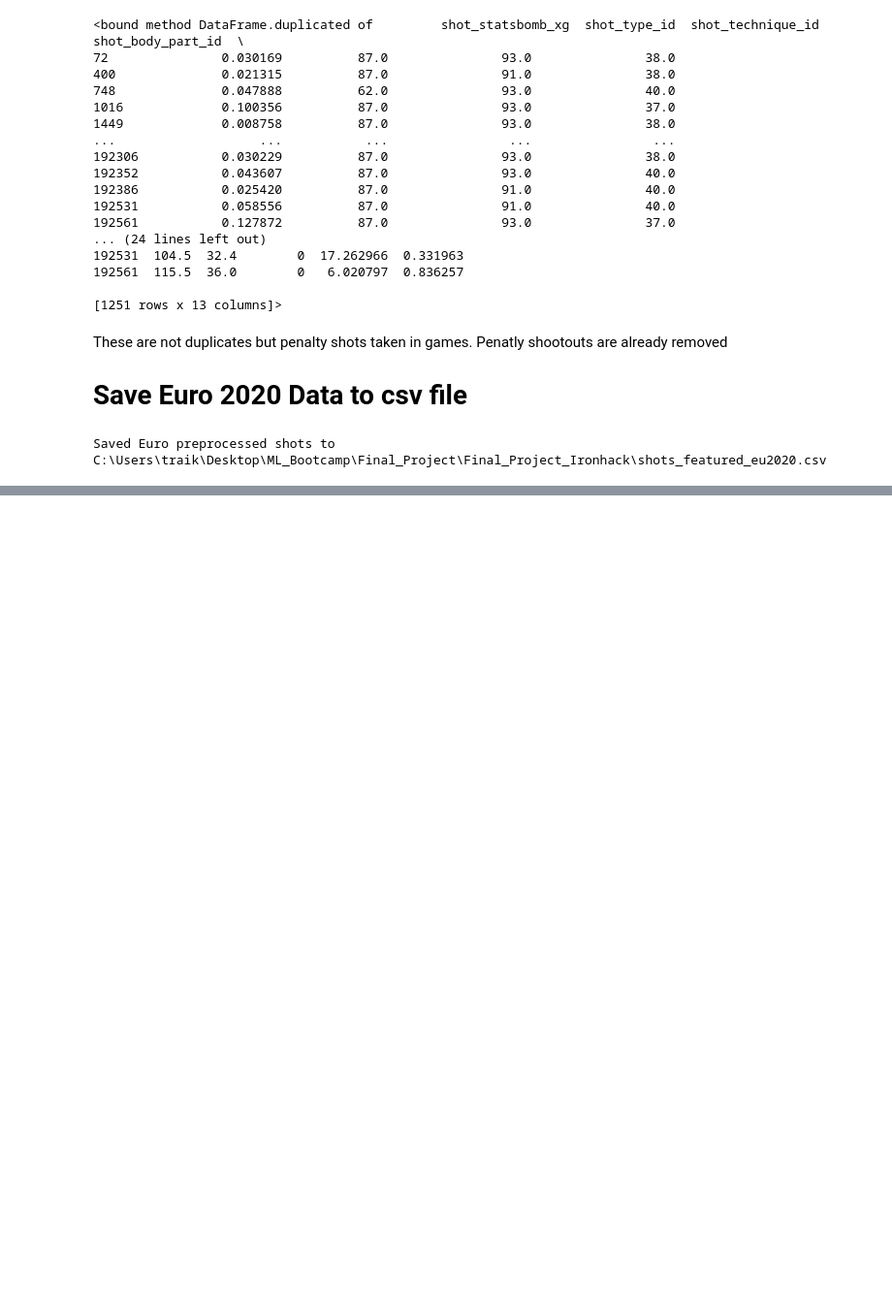
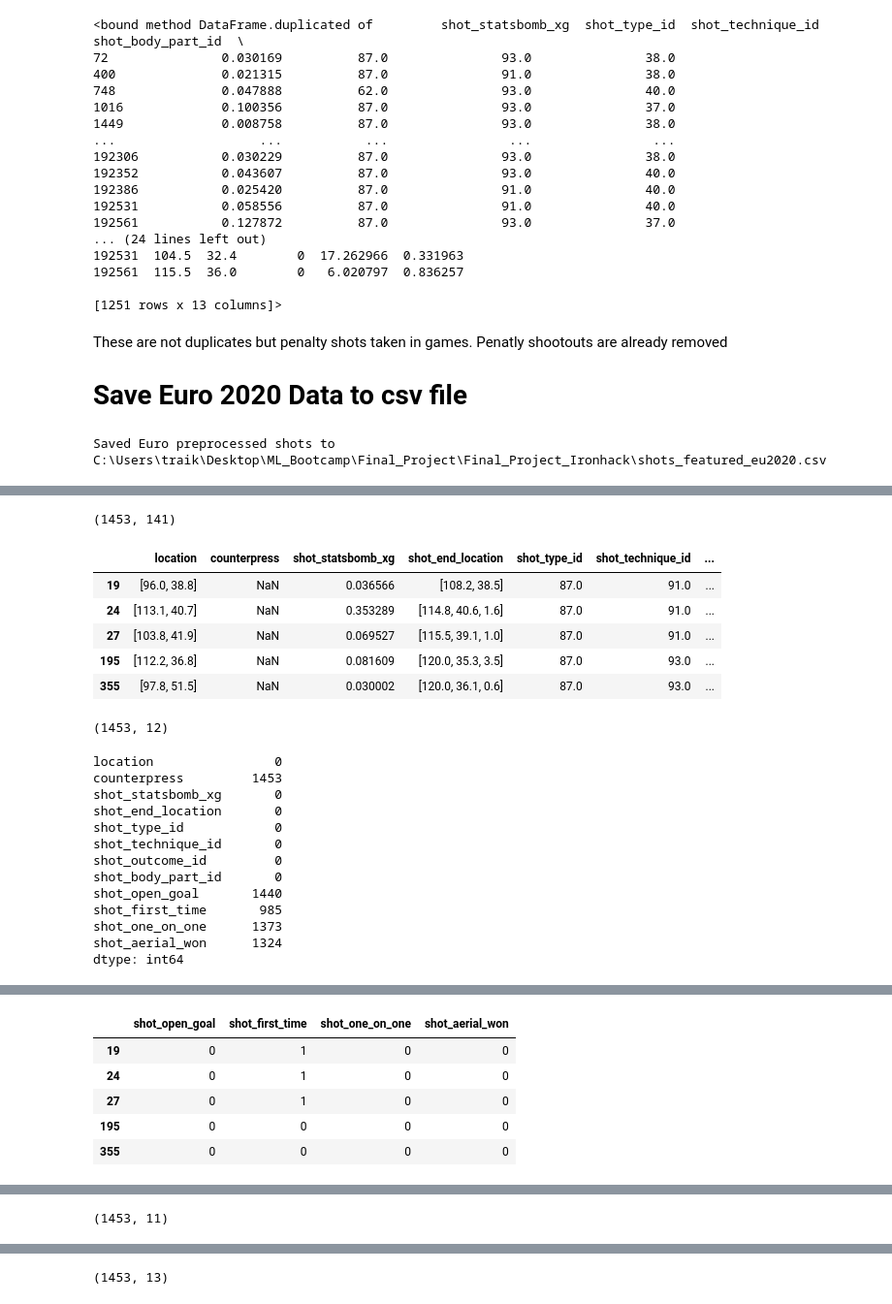
Before and after one commit to M-Traiki/Final_Project_Ironhack, a Jupyter notebook: preprocessing.ipynb, the cells around one changed output, grey strips where cells are left out. Shown: that part at 97% size. Drawn from its saved outputs; the diff is of its cells as text; code cells hidden in the pictures; blank space fills up the shorter version.

```diff
--- a/preprocessing.ipynb
+++ b/preprocessing.ipynb
@@ -623,0 +661,72 @@ Saved Euro preprocessed shots to C:\Users\traik\Desktop\ML_Bootcamp\Final_Projec
+# %%
+# Remove penalty shootout shots
+shots_WC_22 = df_shots_WC_22[df_shots_WC_22["period"] != 5]
+print(shots_WC_22.shape)
+
+# Keep selected cols as before
+shots_WC_22 = shots_WC_22[cols].copy()
+display(shots_WC_22.head())
+print(shots_WC_22.shape)
+display(shots_WC_22.isna().sum())
+
+# Drop counterpress
+shots_WC_22.drop(["counterpress"], axis=1, inplace=True)
+print(shots_WC_22.isna().sum())
+
+# Drop shot_end_location
+shots_WC_22.drop(["shot_end_location"], axis=1, inplace=True)
+
+# Binary columns — fill NaN with 0 and convert to int
+for col in binary_cols:
+    shots_WC_22[col] = shots_WC_22[col].fillna(0).astype(int)
+
+display(shots_WC_22[binary_cols].head())
+print(shots_WC_22.isna().sum())
+
+# Extract x, y from shot location
+shots_WC_22["x"] = shots_WC_22["location"].apply(lambda loc: loc[0])
+shots_WC_22["y"] = shots_WC_22["location"].apply(lambda loc: loc[1])
+
+shots_WC_22.drop("location", axis=1, inplace=True)
+display(shots_WC_22.head())
+print(shots_WC_22.shape)
+
+# Create is_goal label
+shots_WC_22["is_goal"] = (shots_WC_22["shot_outcome_id"] == 97).astype(int)
+print(shots_WC_22["is_goal"].value_counts())
+
+# Drop the original outcome ID
+shots_WC_22.drop("shot_outcome_id", axis=1, inplace=True)
+display(shots_WC_22.head())
+print(shots_WC_22.shape)
+
+# Add geometry features — using YOUR same functions & goal coordinates
+shots_WC_22["distance"] = np.sqrt((goal_x - shots_WC_22["x"])**2 + (goal_y - shots_WC_22["y"])**2)
+
+shots_WC_22["angle"] = shots_WC_22.apply(calc_angle, axis=1)
+
+# Final check
+display(shots_WC_22.head())
+print(shots_WC_22.shape)
+# %% [output]
+(1453, 141)
+|  | location | counterpress | shot_statsbomb_xg | shot_end_location | shot_type_id | shot_technique_id | ... |
+| 19 | [96.0, 38.8] | NaN | 0.036566 | [108.2, 38.5] | 87.0 | 91.0 | ... |
+| 24 | [113.1, 40.7] | NaN | 0.353289 | [114.8, 40.6, 1.6] | 87.0 | 91.0 | ... |
+| 27 | [103.8, 41.9] | NaN | 0.069527 | [115.5, 39.1, 1.0] | 87.0 | 91.0 | ... |
+| 195 | [112.2, 36.8] | NaN | 0.081609 | [120.0, 35.3, 3.5] | 87.0 | 93.0 | ... |
+| 355 | [97.8, 51.5] | NaN | 0.030002 | [120.0, 36.1, 0.6] | 87.0 | 93.0 | ... |
+(1453, 12)
+location                0
+counterpress         1453
+shot_statsbomb_xg       0
+shot_end_location       0
+shot_type_id            0
+shot_technique_id       0
+shot_outcome_id         0
+shot_body_part_id       0
+shot_open_goal       1440
+shot_first_time       985
+shot_one_on_one      1373
+shot_aerial_won      1324
+dtype: int64
@@ -623,0 +745,6 @@ Saved Euro preprocessed shots to C:\Users\traik\Desktop\ML_Bootcamp\Final_Projec
+|  | shot_open_goal | shot_first_time | shot_one_on_one | shot_aerial_won |
+| 19 | 0 | 1 | 0 | 0 |
+| 24 | 0 | 1 | 0 | 0 |
+| 27 | 0 | 1 | 0 | 0 |
+| 195 | 0 | 0 | 0 | 0 |
+| 355 | 0 | 0 | 0 | 0 |
@@ -623,0 +779 @@ Saved Euro preprocessed shots to C:\Users\traik\Desktop\ML_Bootcamp\Final_Projec
+(1453, 11)
@@ -623,0 +786 @@ Saved Euro preprocessed shots to C:\Users\traik\Desktop\ML_Bootcamp\Final_Projec
+(1453, 13)
```
Also changed, not shown: parts of 36 cells of this notebook, 1 other file.
